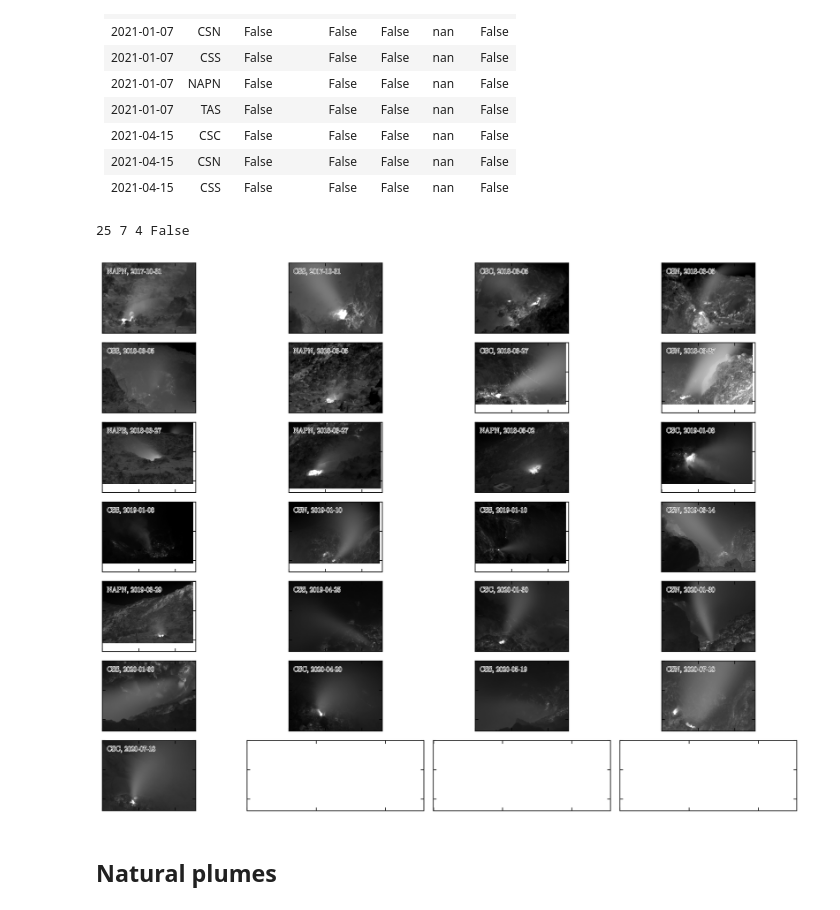
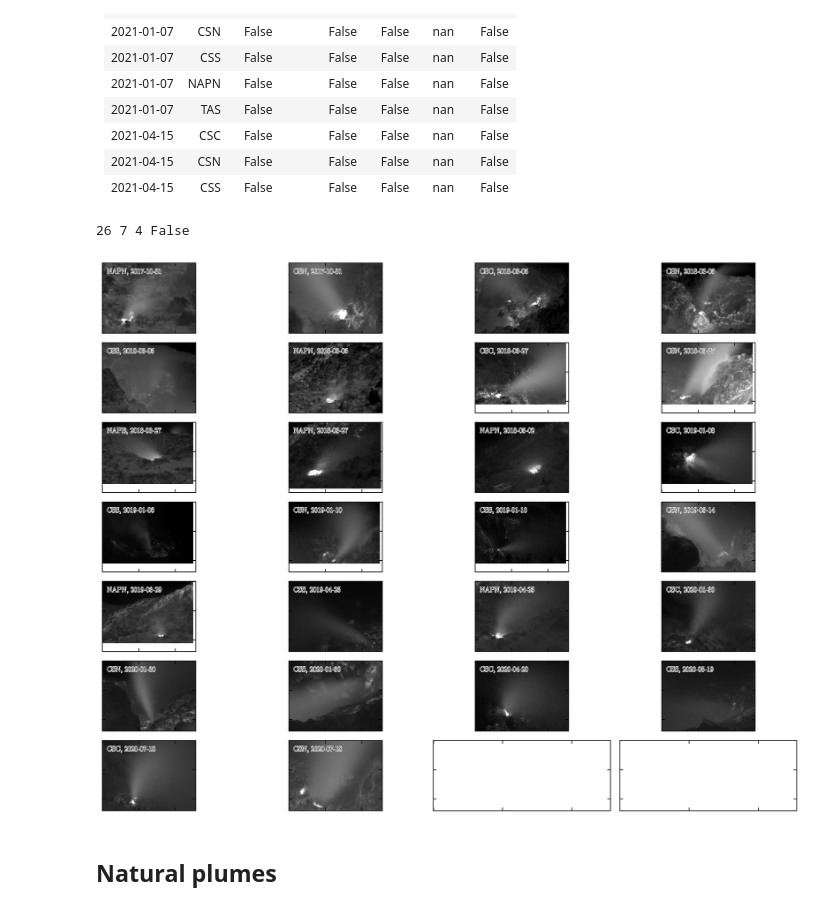
Before and after one commit to djessop/fumarole_plume_model, a Jupyter notebook: plume_analyser_real_plume.ipynb, the cells around one changed output. Saved outputs shown, nothing was run; the diff lists cells and outputs as text; code cells hidden in the pictures.

```diff
--- a/plume_analyser_real_plume.ipynb
+++ b/plume_analyser_real_plume.ipynb
@@ -189,7 +185,7 @@ jp.jupyprint(df.loc[~df['Usable']].to_markdown())
 | 2021-04-15 | CSN    | False   | False          | False    | nan    | False    |
 | 2021-04-15 | CSS    | False   | False          | False    | nan    | False    |
 # %%
-thermography = '/home/david/FieldWork/Soufriere-Guadeloupe/Thermography/'
+thermography = '/home/david/FieldWork/Soufriere-Guadeloupe/Thermography'
 
 usable = df.loc[df['imAve']]
 # usable = sorted(glob(thermography + '*/*_imAve_bt.tif'))
@@ -203,35 +199,35 @@ print(N, nr, nc, nr * nc < N)
 
 fig, axes = plt.subplots(nrows=nr, ncols=nc, dpi=200, figsize=(12, 9), sharex=True, sharey=True)
 
 for ax, (ind, row) in zip(axes.flatten(), usable.iterrows()):
-    path    = thermography + row.name + '_' + row['Site'] + '/'
+    path    = thermography + '/' + row.name + '_' + row['Site'] + '/'
     im_path = path + row.name.replace('-', '') + '_' + row['Site'] + '_imAve_bt.tif'
     # try:
     #     with open(path + 'parameters.json', 'r') as f:
     #         params = json.load(f)
     #     trajectory = params['trajectory']
     #     extent     = params['extent']
     # except FileNotFoundError as e:
     #     pass
 
 # for ax, im_path in zip(axes.flatten(), usable):
 #     path  = '/'.join(im_path.split('/')[:-1]) + '/'
     image = tifffile.imread(im_path)
     ax.imshow(image, vmax=60, vmin=15, cmap='gray') #, extent=extent)
     ax.annotate(f'{row['Site']}, {row.name}', (.05, .85), xycoords='axes fraction', color='k', fontsize='small',
                   path_effects=[pe.withStroke(linewidth=1, foreground="w")])
     # ax.xaxis.set_visible(False)
     # ax.yaxis.set_visible(False)
     ax.set_xticklabels([])
     ax.set_yticklabels([])
 
 
 # fig.supxlabel('Image horizontal extent/[m]')
 # fig.supylabel('Image vertical extent/[m]')
 fig.tight_layout();
 fig.savefig(thermography + 'all_plume_images.png')
 # %% [output]
-25 7 4 False
+26 7 4 False
-[figure, old version]
+[figure, new version]
 # %% [markdown]
 ## Natural plumes
```
Also changed, not shown: parts of 4 cells of this notebook, 1 other file.
